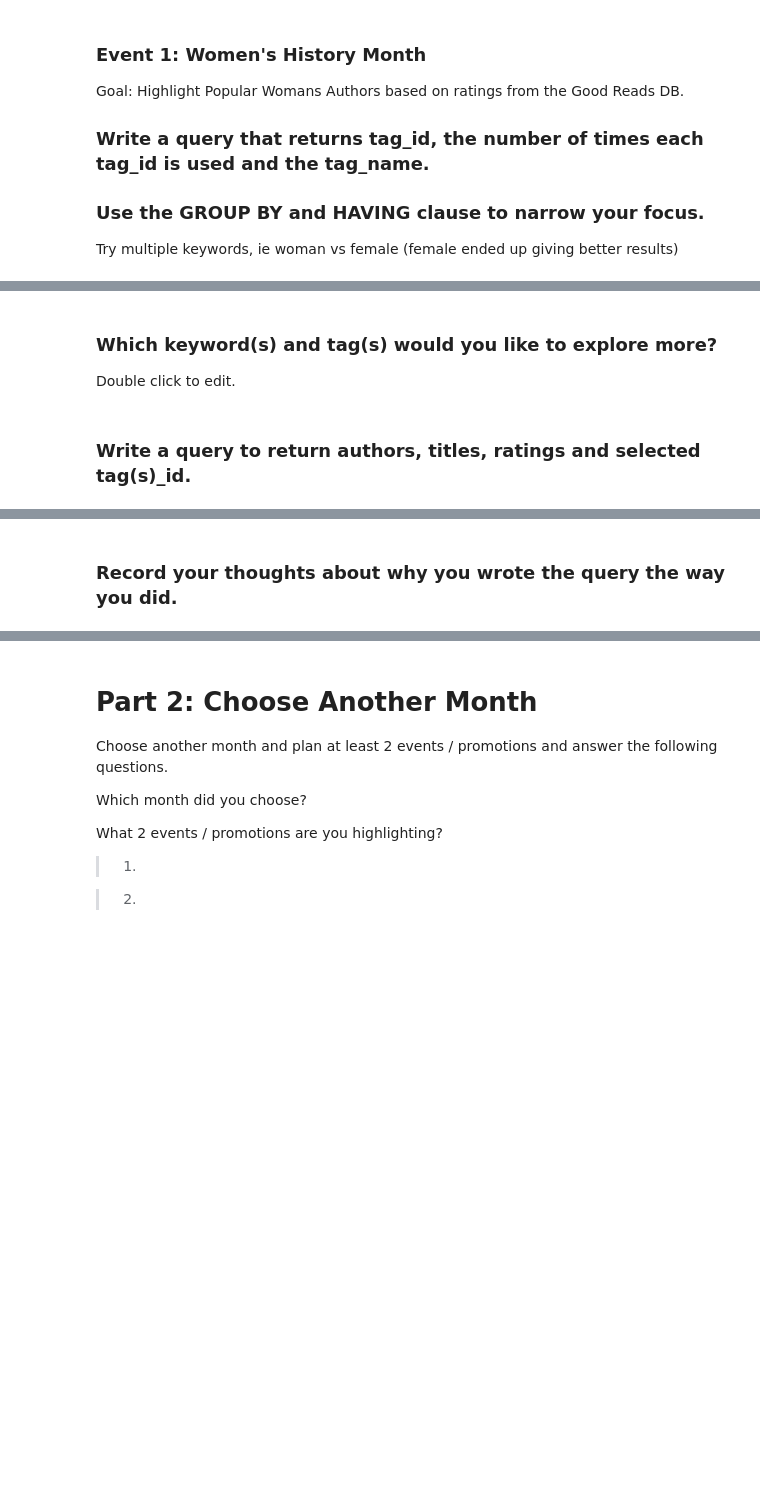
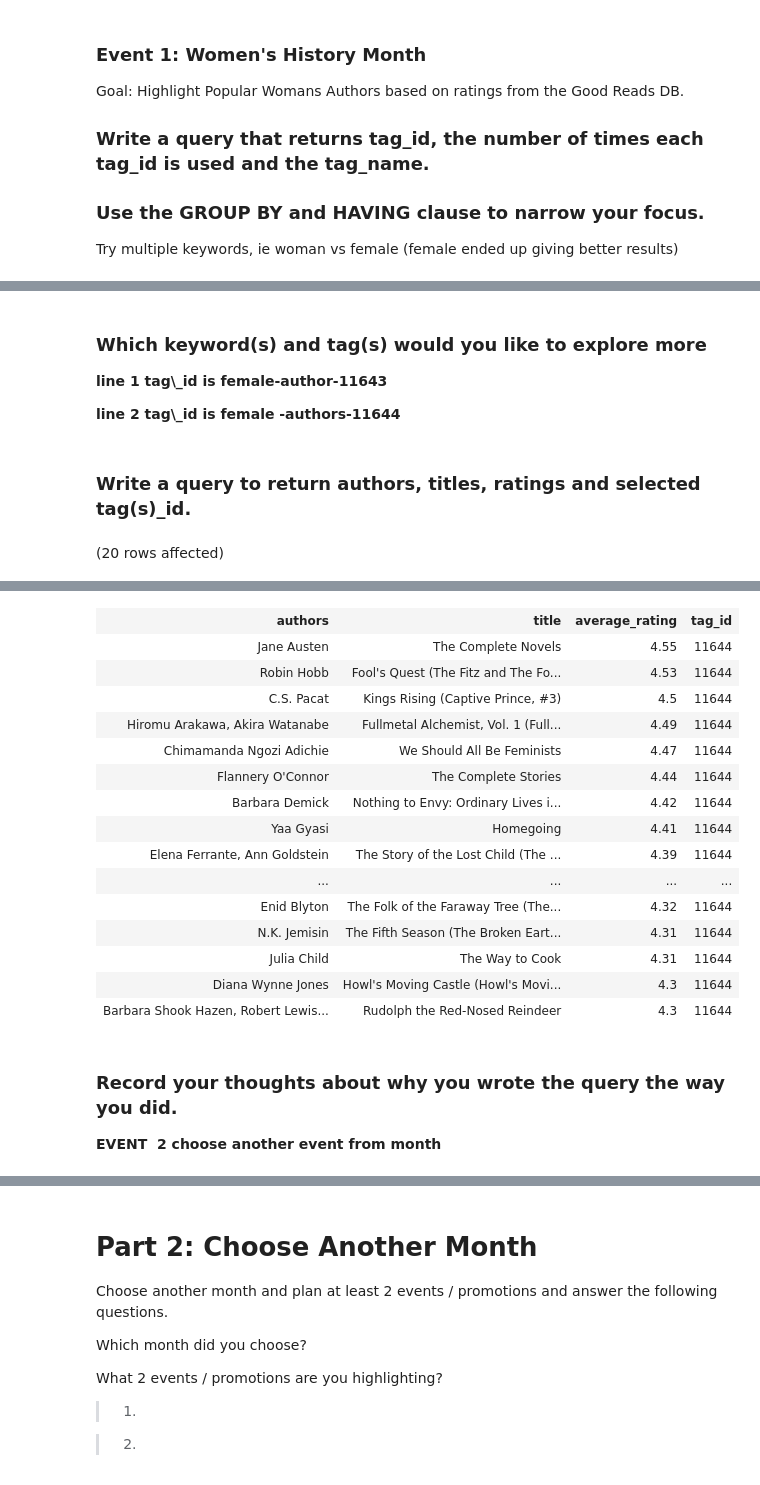
Before and after one commit to souji1991/SQL-Part-3-Studio, a Jupyter notebook: SQL-Part-3-Studio.ipynb, the cells around one changed output, grey strips where cells are left out. Saved outputs shown, nothing was run; the diff lists cells and outputs as text; code cells hidden in the pictures; blank space fills up the shorter version.

```diff
--- a/SQL-Part-3-Studio.ipynb
+++ b/SQL-Part-3-Studio.ipynb
@@ -46,6 +59,8 @@ Total execution time: 00:00:00.059
 # %% [markdown]
-### **Which keyword(s) and tag(s) would you like to explore more?**
+### **Which keyword(s) and tag(s) would you like to explore more**
 
-Double click to edit.
+**line 1 tag\\\_id is female-author-11643**
+
+**line 2 tag\\\_id is female -authors-11644**
 # %% [markdown]
 ### **Write a query to return authors, titles, ratings and** **selected tag(s)\_id.**
@@ -53,0 +67,9 @@ Double click to edit.
+# %%
+SELECT TOP(20) b.authors,b.title,b.average_rating,t.tag_id
+FROM BooksDB.dbo.books AS b
+INNER  JOIN  BooksDB.dbo.book_tags AS t
+ON b.book_id= t.goodreads_book_id
+WHERE t.tag_id =11644
+ORDER BY t.tag_id,b.average_rating DESC;
+# %% [output]
+(20 rows affected)
@@ -54,2 +77,20 @@ Double click to edit.
+| authors | title | average_rating | tag_id |
+| Jane Austen | The Complete Novels | 4.55 | 11644 |
+| Robin Hobb | Fool's Quest (The Fitz and The Fo... | 4.53 | 11644 |
+| C.S. Pacat | Kings Rising (Captive Prince, #3) | 4.5 | 11644 |
+| Hiromu Arakawa, Akira Watanabe | Fullmetal Alchemist, Vol. 1 (Full... | 4.49 | 11644 |
+| Chimamanda Ngozi Adichie | We Should All Be Feminists | 4.47 | 11644 |
+| Flannery O'Connor | The Complete Stories | 4.44 | 11644 |
+| Barbara Demick | Nothing to Envy: Ordinary Lives i... | 4.42 | 11644 |
+| Yaa Gyasi | Homegoing | 4.41 | 11644 |
+| Elena Ferrante, Ann Goldstein | The Story of the Lost Child (The ... | 4.39 | 11644 |
+| ... | ... | ... | ... |
+| Enid Blyton | The Folk of the Faraway Tree (The... | 4.32 | 11644 |
+| N.K. Jemisin | The Fifth Season (The Broken Eart... | 4.31 | 11644 |
+| Julia Child | The Way to Cook | 4.31 | 11644 |
+| Diana Wynne Jones | Howl's Moving Castle (Howl's Movi... | 4.3 | 11644 |
+| Barbara Shook Hazen, Robert Lewis... | Rudolph the Red-Nosed Reindeer | 4.3 | 11644 |
 # %% [markdown]
 ### **Record your thoughts about why you wrote the query the way you did.**
+
+**EVENT  2 choose another event from month**
```
Also changed, not shown: parts of 5 cells of this notebook.
